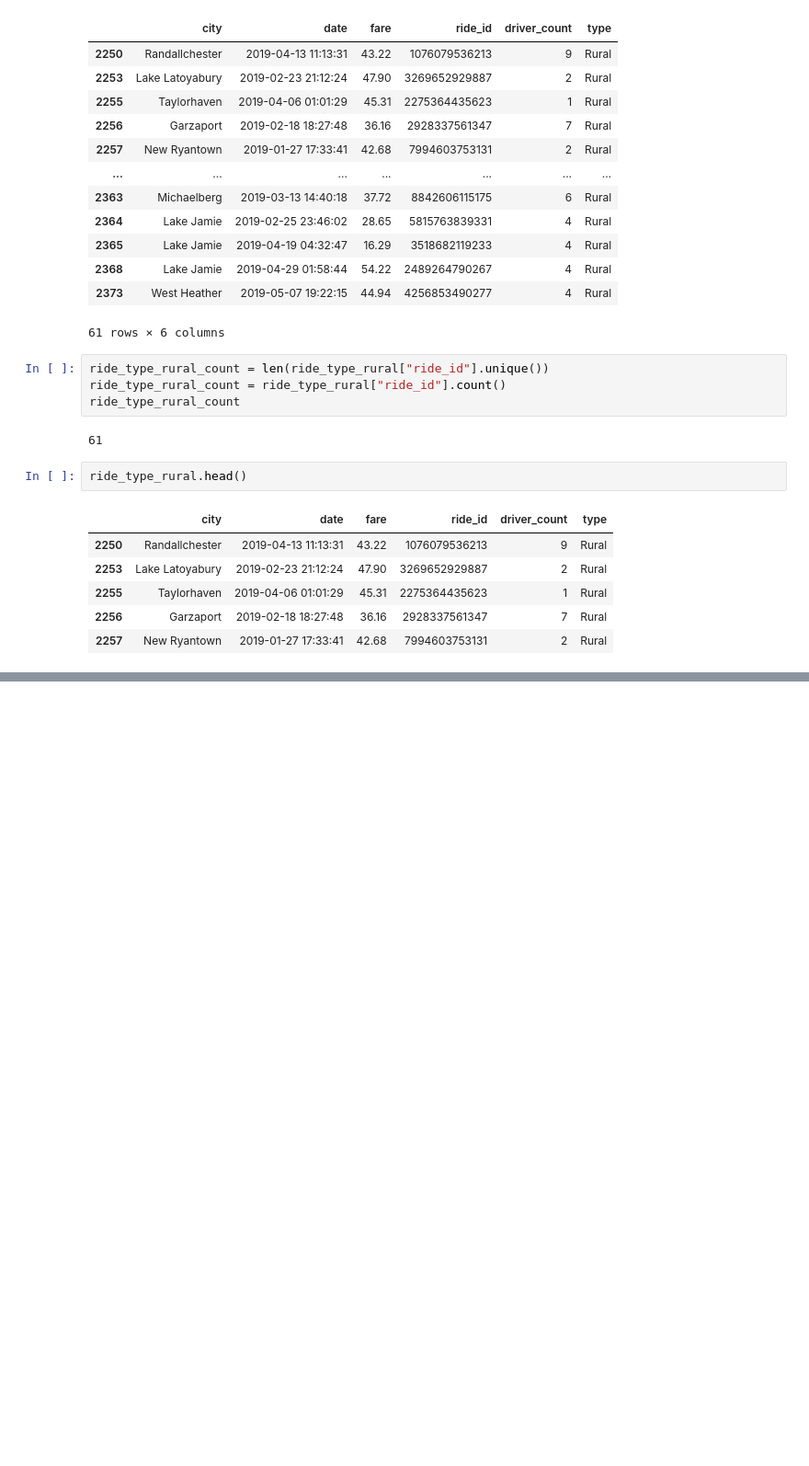
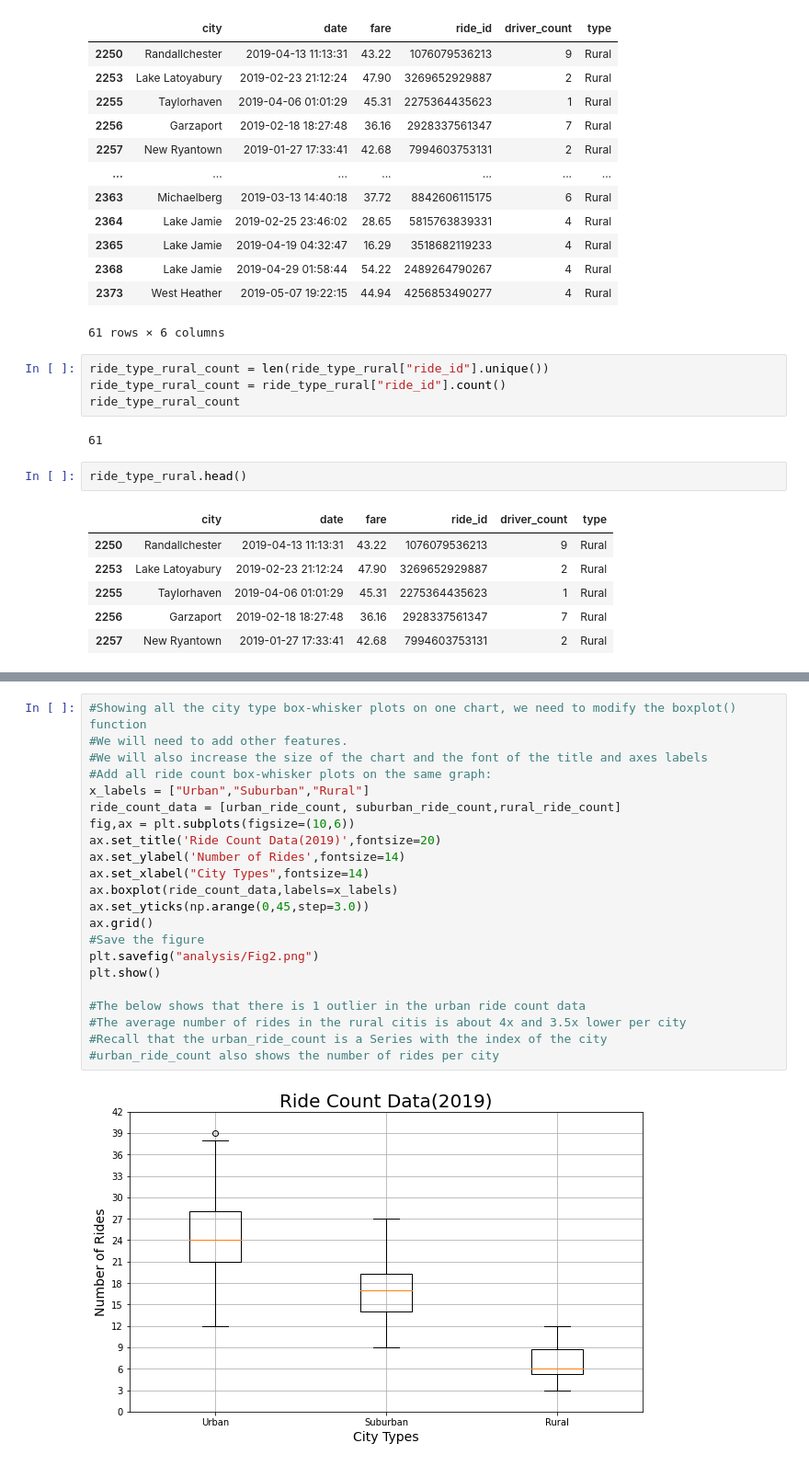
Before and after one commit to GizelleL/PyBer_Analysis, a Jupyter notebook: New_PyBer_Practice.ipynb, the cells around one changed output, grey strips where cells are left out. Shown at 92% size. Cells and saved outputs as stored; diff of their text form; blank space fills up the shorter version.

```diff
--- a/New_PyBer_Practice.ipynb
+++ b/New_PyBer_Practice.ipynb
@@ -542,0 +891,24 @@ plt.show()
+# %%
+#Showing all the city type box-whisker plots on one chart, we need to modify the boxplot() function
+#We will need to add other features.
+#We will also increase the size of the chart and the font of the title and axes labels
+#Add all ride count box-whisker plots on the same graph:
+x_labels = ["Urban","Suburban","Rural"]
+ride_count_data = [urban_ride_count, suburban_ride_count,rural_ride_count]
+fig,ax = plt.subplots(figsize=(10,6))
+ax.set_title('Ride Count Data(2019)',fontsize=20)
+ax.set_ylabel('Number of Rides',fontsize=14)
+ax.set_xlabel("City Types",fontsize=14)
+ax.boxplot(ride_count_data,labels=x_labels)
+ax.set_yticks(np.arange(0,45,step=3.0))
+ax.grid()
+#Save the figure
+plt.savefig("analysis/Fig2.png")
+plt.show()
+
+#The below shows that there is 1 outlier in the urban ride count data
+#The average number of rides in the rural citis is about 4x and 3.5x lower per city
+#Recall that the urban_ride_count is a Series with the index of the city
+#urban_ride_count also shows the number of rides per city
+# %% [output]
+[figure, added]
```
Also changed, not shown: parts of 75 cells of this notebook, 2 other files.
